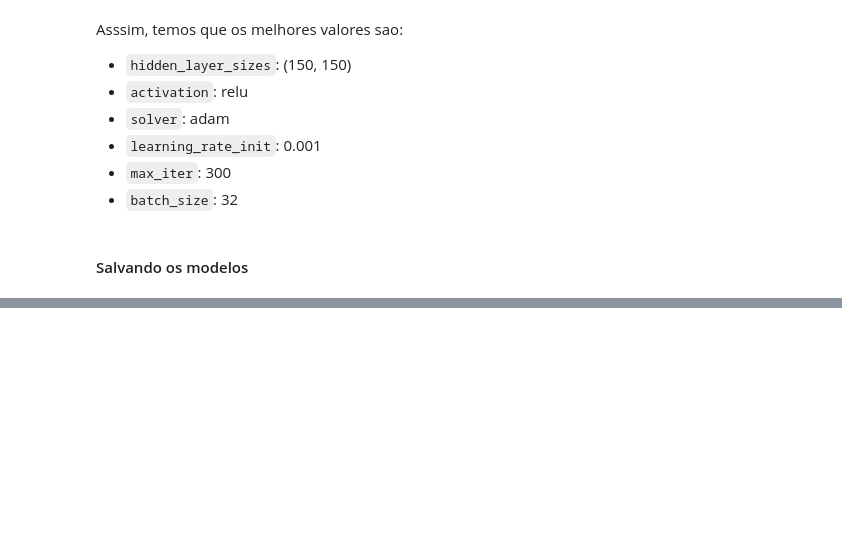
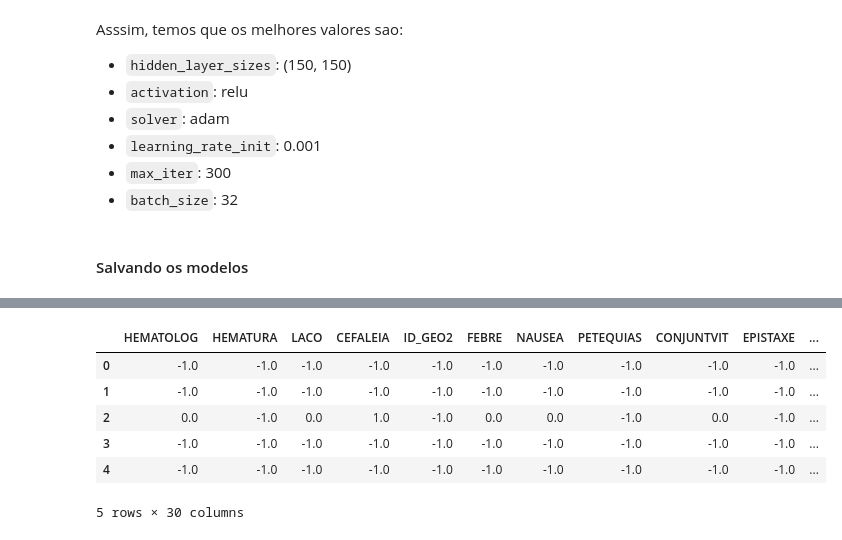
Before and after one commit to Carloscerq/ACCS, a Jupyter notebook: Presentation.ipynb, the cells around one changed output, grey strips where cells are left out. Drawn from its saved outputs; the diff is of its cells as text; code cells hidden in the pictures; blank space fills up the shorter version.

Commit message:
feat: add pkl read data

```diff
--- a/Presentation.ipynb
+++ b/Presentation.ipynb
@@ -1033,0 +1065,13 @@ export_model(new_models.rf, "rf_parametros_livres")
+# %%
+d1 = pd.read_csv("d1.csv")
+d2 = pd.read_csv("d2.csv")
+# %%
+d1.head()
+# %% [output]
+|  | HEMATOLOG | HEMATURA | LACO | CEFALEIA | ID_GEO2 | FEBRE | NAUSEA | PETEQUIAS | CONJUNTVIT | EPISTAXE | ... |
+| 0 | -1.0 | -1.0 | -1.0 | -1.0 | -1.0 | -1.0 | -1.0 | -1.0 | -1.0 | -1.0 | ... |
+| 1 | -1.0 | -1.0 | -1.0 | -1.0 | -1.0 | -1.0 | -1.0 | -1.0 | -1.0 | -1.0 | ... |
+| 2 | 0.0 | -1.0 | 0.0 | 1.0 | -1.0 | 0.0 | 0.0 | -1.0 | 0.0 | -1.0 | ... |
+| 3 | -1.0 | -1.0 | -1.0 | -1.0 | -1.0 | -1.0 | -1.0 | -1.0 | -1.0 | -1.0 | ... |
+| 4 | -1.0 | -1.0 | -1.0 | -1.0 | -1.0 | -1.0 | -1.0 | -1.0 | -1.0 | -1.0 | ... |
+5 rows × 30 columns
```
Also changed, not shown: parts of 31 cells of this notebook, 1 other file.
